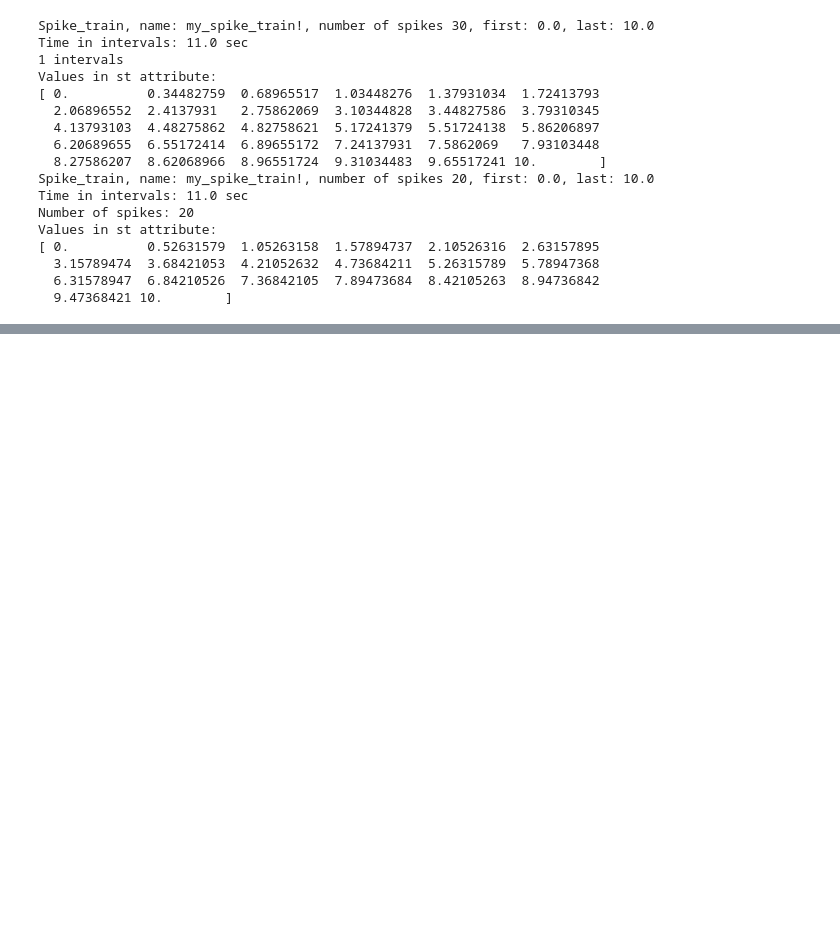
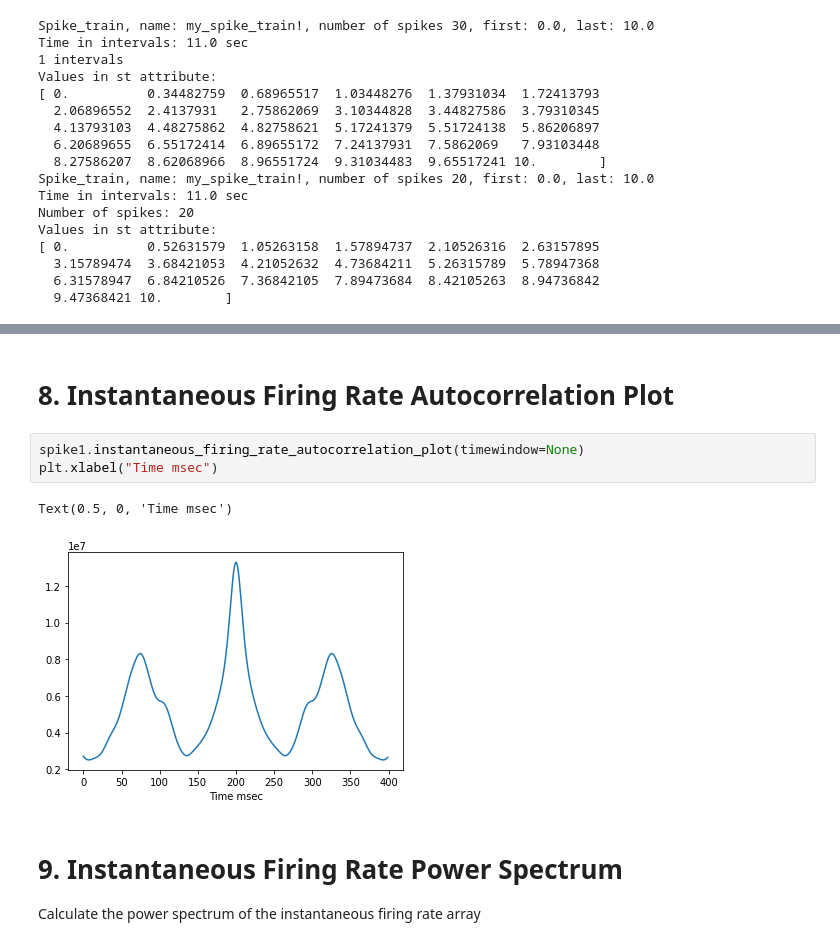
Before and after one commit to kevin-allen/spikeA, a Jupyter notebook: docs_notebooks/Spike_train_class.ipynb, the cells around one changed output, grey strips where cells are left out. Drawn from its saved outputs; the diff is of its cells as text; blank space fills up the shorter version.

```diff
--- a/docs_notebooks/Spike_train_class.ipynb
+++ b/docs_notebooks/Spike_train_class.ipynb
@@ -123,0 +155,11 @@ Number of spikes: 168
+# %% [markdown]
+# 8. Instantaneous Firing Rate Autocorrelation Plot
+# %%
+spike1.instantaneous_firing_rate_autocorrelation_plot(timewindow=None)
+plt.xlabel("Time msec")
+# %% [output]
+Text(0.5, 0, 'Time msec')
+[figure, added]
+# %% [markdown]
+# 9. Instantaneous Firing Rate Power Spectrum
+Calculate the power spectrum of the instantaneous firing rate array
```
Also changed, not shown: parts of 30 cells of this notebook, 1 other file.
